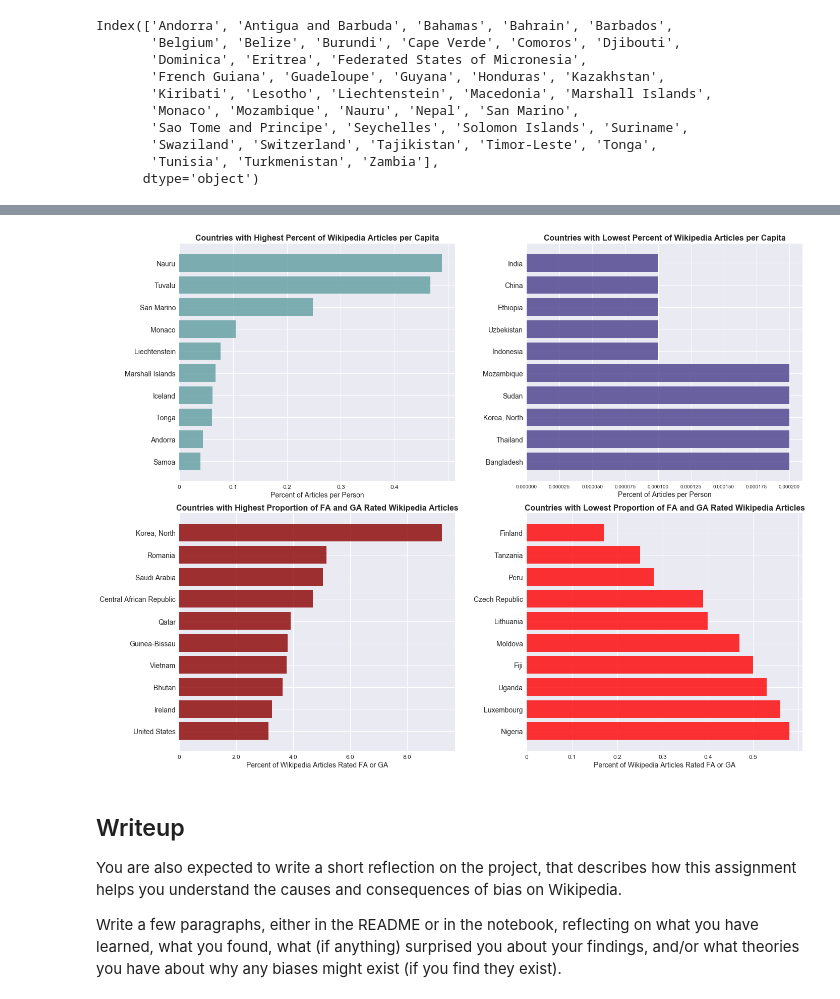
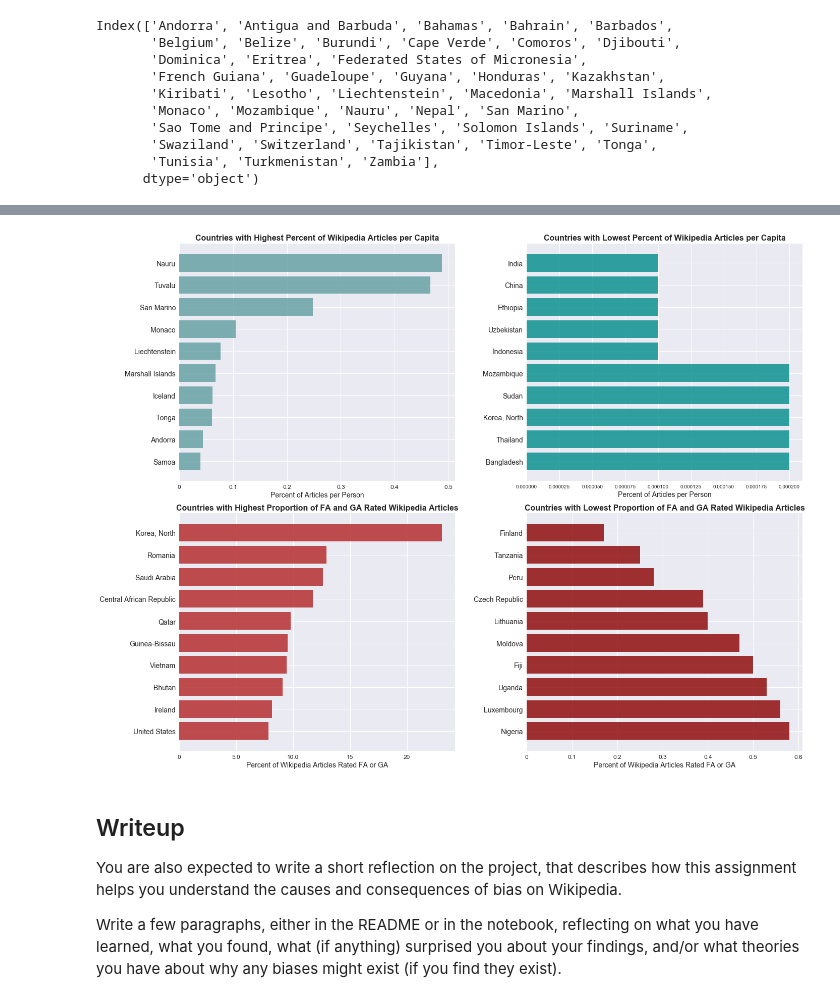
Before and after one commit to orbitse/data-512-a2, a Jupyter notebook: hcds-a2-bias.ipynb, the cells around one changed output, grey strips where cells are left out. Saved outputs shown, nothing was run; the diff lists cells and outputs as text; code cells hidden in the pictures.

Commit message:
update notebook and plot

```diff
--- a/hcds-a2-bias.ipynb
+++ b/hcds-a2-bias.ipynb
@@ -601,32 +598,29 @@ import seaborn
 from textwrap import wrap
 
 # based on example from http://matplotlib.org/examples/lines_bars_and_markers/barh_demo.html
-#fig, (ax0, ax1, ax2, ax3) = plt.subplots(4, figsize=(10, 20))
 fig, ((ax0, ax1), (ax2, ax3)) = plt.subplots(nrows=2, ncols=2, figsize=(20,15))
 
 top_country = prop_df["country"].head(10)
-y_pos = np.arange(len(top_country))
+y_pos0 = np.arange(len(top_country))
 top_percent = prop_df["percent_articles_per_person"].head(10)
 
-#ax.tick_params(axis="y", which='minor', bottom='off')
-#ax.minorticks_on()
-
-ax0.barh(y_pos, top_percent, align='center', color="cadetblue", alpha=0.8)
-ax0.set_yticks(y_pos)
+ax0.barh(y_pos0, top_percent, align='center',
+         color="cadetblue", alpha=0.8)
+ax0.set_yticks(y_pos0)
 ax0.set_yticklabels(top_country, fontsize=14)
 ax0.invert_yaxis()  # labels read top-to-bottom
-ax0.set_xticklabels(labels=[0, 0.1, 0.2, 0.3, 0.4], fontsize=12)
+ax0.set_xticklabels(labels=[0, 0.1, 0.2, 0.3, 0.4, 0.5], fontsize=12)
 ax0.set_xlabel("Percent of Articles per Person", fontsize=14)
 ax0.set_title("Countries with Highest Percent of Wikipedia Articles per Capita",
               fontsize=16, fontvariant="small-caps", fontweight="semibold")
 
 bottom_country = prop_df["country"].tail(10)[::-1]
-y_pos_2 = np.arange(len(bottom_country))
+y_pos1 = np.arange(len(bottom_country))
 bottom_percent = round(prop_df["percent_articles_per_person"].tail(10)[::-1], 5)
 
-ax1.barh(y_pos_2, bottom_percent, align='center',
-         color="darkslateblue", alpha=0.8)
-ax1.set_yticks(y_pos_2)
+ax1.barh(y_pos1, bottom_percent, align='center',
+         color="darkcyan", alpha=0.8)
+ax1.set_yticks(y_pos1)
 ax1.set_yticklabels(bottom_country, fontsize=14)
 ax1.invert_yaxis()
 ax1.set_xlabel("Percent of Articles per Person",
@@ -635,45 +629,44 @@ ax1.set_title("Countries with Lowest Percent of Wikipedia Articles per Capita",
               fontsize=16, fontweight="semibold")
 
 top_FA_GA_country = sort_prop_type_df["country"].head(10)
-y_pos_3 = np.arange(len(top_FA_GA_country))
+y_pos2 = np.arange(len(top_FA_GA_country))
 top_FA_GA_prop = sort_prop_type_df["percent_FA_GA"].head(10)
 
-ax2.barh(y_pos_3, top_FA_GA_prop, align='center',
-         color="darkred", alpha=0.8)
-ax2.set_yticks(y_pos_3)
+ax2.barh(y_pos2, top_FA_GA_prop, align='center',
+         color="firebrick", alpha=0.8)
+ax2.set_yticks(y_pos2)
 ax2.set_yticklabels(top_FA_GA_country, fontsize=14)
 ax2.invert_yaxis()  # labels read top-to-bottom
-ax2.set_xticklabels(labels=[0, 2.0, 4.0, 6.0, 8.0, 10.0, 12.0],
-                    fontsize=12)
+ax2.set_xticklabels(labels=[0, 5.0, 10.0, 15.0, 20.0, 25.0], fontsize=12)
 ax2.set_xlabel("Percent of Wikipedia Articles Rated FA or GA",
                fontsize=14, fontstretch="semi-condensed")
 ax2.set_title("Countries with Highest Proportion of FA and GA Rated Wikipedia Articles",
               fontsize=16, fontweight="semibold")
 
 bottom_FA_GA_country = sort_prop_type_df["country"].tail(10)[::-1]
-y_pos_4 = np.arange(len(bottom_FA_GA_country))
+y_pos3 = np.arange(len(bottom_FA_GA_country))
 bottom_FA_GA_prop = sort_prop_type_df["percent_FA_GA"].tail(10)[::-1]
 
-ax3.barh(y_pos_4, bottom_FA_GA_prop, align='center',
-         color="red", alpha=0.8)
-ax3.set_yticks(y_pos_4)
+ax3.barh(y_pos3, bottom_FA_GA_prop, align='center',
+         color="darkred", alpha=0.8)
+ax3.set_yticks(y_pos3)
 ax3.set_yticklabels(bottom_FA_GA_country, fontsize=14)
 ax3.invert_yaxis()  # labels read top-to-bottom
-ax3.set_xticklabels(labels=[0, 0.1, 0.2, 0.3, 0.4, 0.5], fontsize=12)
+ax3.set_xticklabels(labels=[0, 0.1, 0.2, 0.3, 0.4, 0.5, 0.6], fontsize=12)
 ax3.set_xlabel("Percent of Wikipedia Articles Rated FA or GA",
                fontsize=14, fontstretch="semi-condensed")
 ax3.set_title("Countries with Lowest Proportion of FA and GA Rated Wikipedia Articles",
               fontsize=16, fontweight="semibold",
               fontstretch="semi-condensed")
 
 plt.tight_layout()
 
 plt.show()
 
 # Save plot to file
 fig.savefig("WikipediaBiasDataPlot.png")
 # %% [output]
-[figure, old version]
+[figure, new version]
 # %% [markdown]
 ## Writeup
 
```
Also changed, not shown: parts of 8 cells of this notebook, 1 other file.
